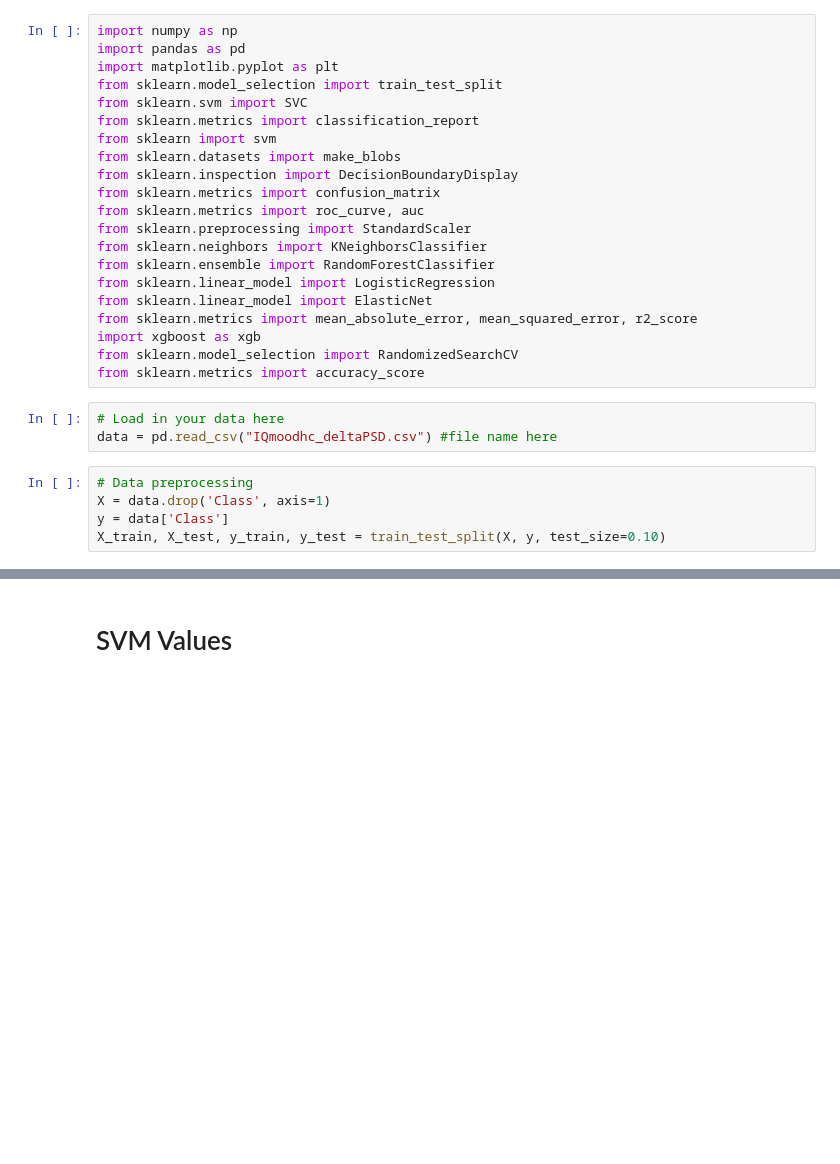
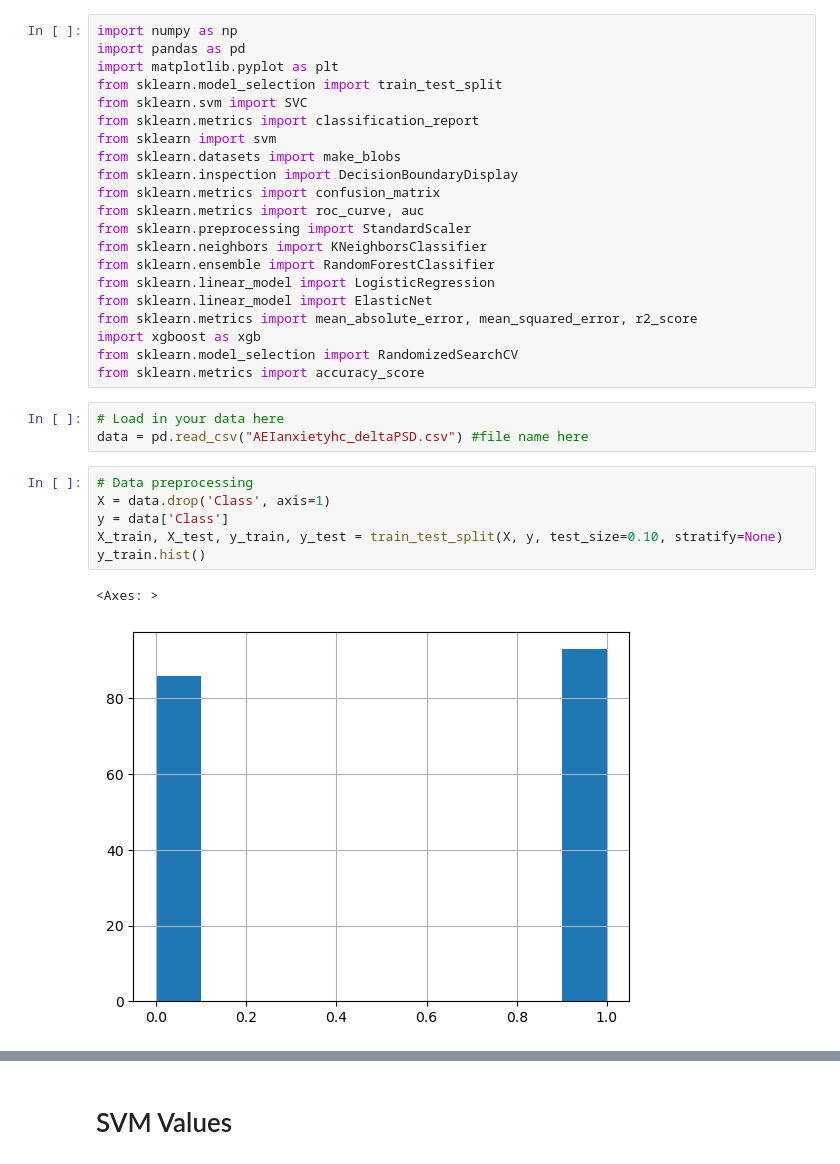
Before and after one commit to hause-dev/icr-2025-psych, a Jupyter notebook: Huge Data.ipynb, the cells around one changed output, grey strips where cells are left out. Drawn from its saved outputs; the diff is of its cells as text; blank space fills up the shorter version.

```diff
--- a/Huge Data.ipynb
+++ b/Huge Data.ipynb
@@ -21,12 +21,16 @@ from sklearn.model_selection import RandomizedSearchCV
 from sklearn.metrics import accuracy_score
 # %%
 # Load in your data here
-data = pd.read_csv("IQmoodhc_deltaPSD.csv") #file name here
+data = pd.read_csv("AEIanxietyhc_deltaPSD.csv") #file name here
 # %%
 # Data preprocessing
 X = data.drop('Class', axis=1)
 y = data['Class']
-X_train, X_test, y_train, y_test = train_test_split(X, y, test_size=0.10)
+X_train, X_test, y_train, y_test = train_test_split(X, y, test_size=0.10, stratify=None)
+y_train.hist()
+# %% [output]
+<Axes: >
+[figure, added]
 # %%
 # PCA data
 from sklearn.decomposition import PCA
```
Also changed, not shown: parts of 9 cells of this notebook, 9 other files.
